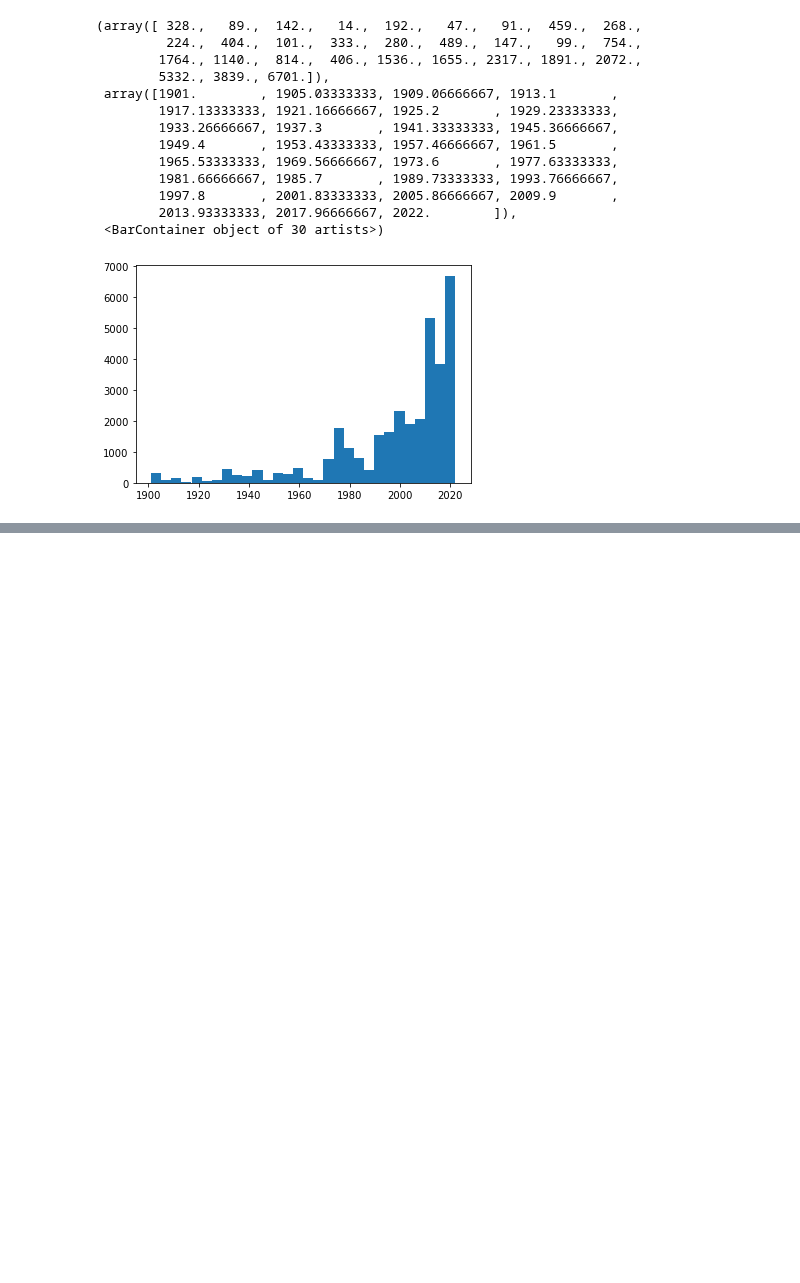
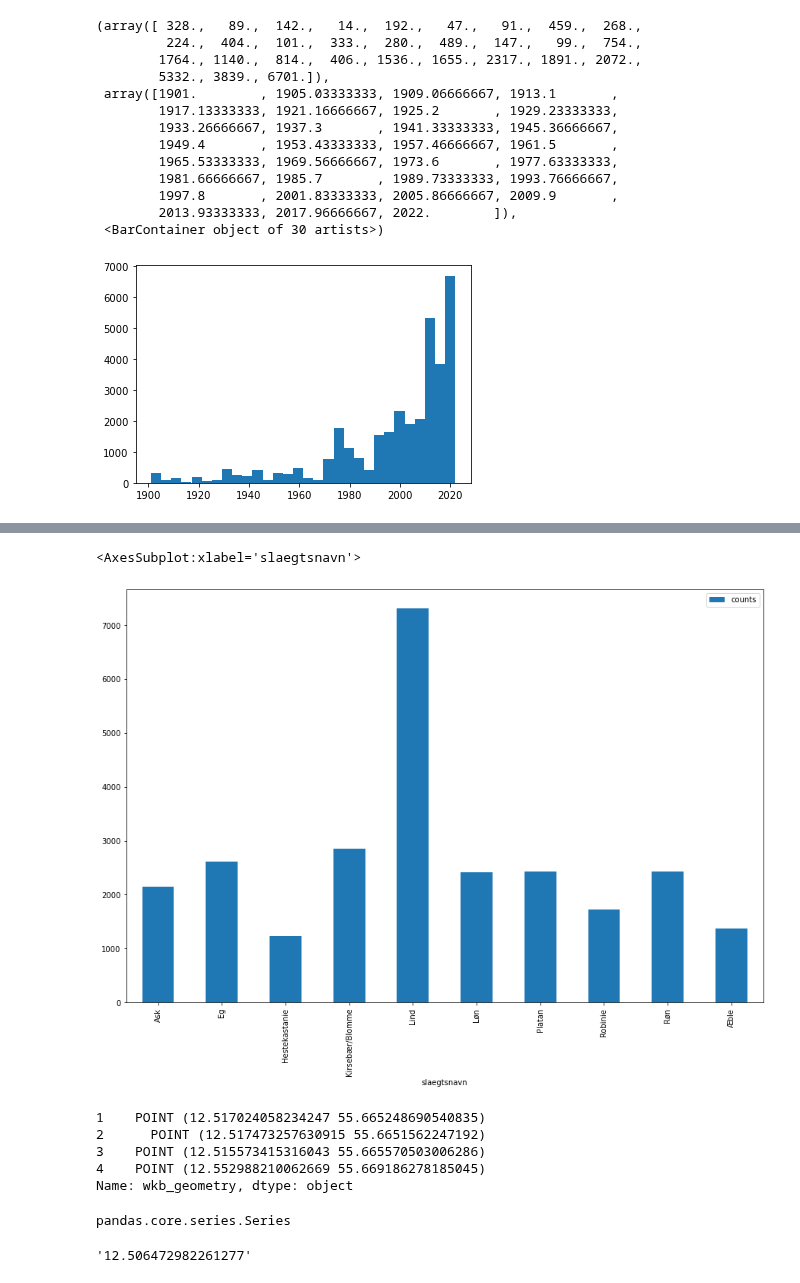
Before and after one commit to Ljoerring/Social-Data-Project, a Jupyter notebook: Gode_plots.ipynb, the cells around one changed output, grey strips where cells are left out. Cells and saved outputs as stored; diff of their text form; code cells hidden in the pictures; blank space fills up the shorter version.

```diff
--- a/Gode_plots.ipynb
+++ b/Gode_plots.ipynb
@@ -38,0 +128,4 @@ plt.hist(df["planteaar"], bins = 30)
+# %%
+df1 = df.groupby(['slaegtsnavn']).size().reset_index(name='counts')
+df1 = df1[df1["slaegtsnavn"].isin(tree_sort)]
+df1
@@ -38,0 +144,5 @@ plt.hist(df["planteaar"], bins = 30)
+# %%
+df1.plot.bar(x = "slaegtsnavn", figsize = (15,10))
+# %% [output]
+<AxesSubplot:xlabel='slaegtsnavn'>
+[figure, added]
@@ -38,0 +169,19 @@ plt.hist(df["planteaar"], bins = 30)
+# %%
+df["wkb_geometry"][1:5]
+# %% [output]
+1    POINT (12.517024058234247 55.665248690540835)
+2      POINT (12.517473257630915 55.6651562247192)
+3    POINT (12.515573415316043 55.665570503006286)
+4    POINT (12.552988210062669 55.669186278185045)
+Name: wkb_geometry, dtype: object
+# %%
+type(df["wkb_geometry"])
+# %% [output]
+pandas.core.series.Series
+# %%
+import re
+
+bo = re.findall(r"[-+]?\d*\.\d+|\d+", df["wkb_geometry"][0])
+bo[0]
+# %% [output]
+'12.506472982261277'
```
Also changed, not shown: parts of 13 cells of this notebook, 1 other file.
